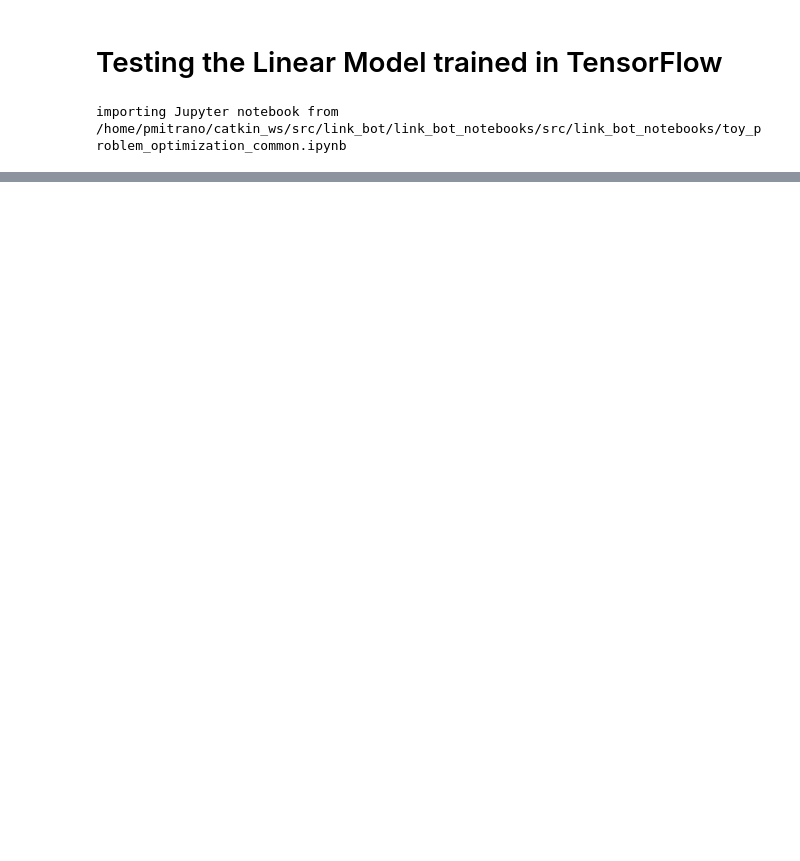
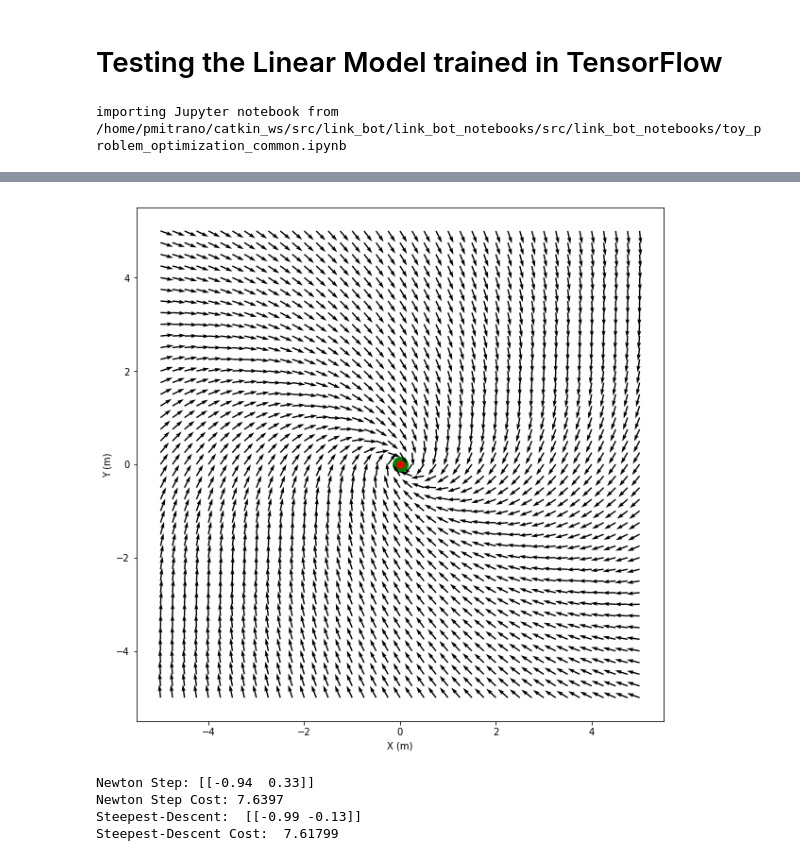
Before and after one commit to UM-ARM-Lab/unreliable-deform-manipulation, a Jupyter notebook: link_bot_notebooks/src/link_bot_notebooks/Linear TF Testing.ipynb, the cells around one changed output, grey strips where cells are left out. Cells and saved outputs as stored; diff of their text form; code cells hidden in the pictures; blank space fills up the shorter version.

```diff
--- a/link_bot_notebooks/src/link_bot_notebooks/Linear TF Testing.ipynb
+++ b/link_bot_notebooks/src/link_bot_notebooks/Linear TF Testing.ipynb
@@ -64,7 +97,7 @@ plt.axis("equal");
 r = 0.25
 cx = 0
 cy = 0
-m = 3
+m = 5
 x = []
 y = []
 u = []
@@ -73,32 +106,59 @@ goal = np.array([[cx], [cy], [0], [0], [0], [0]])
 min_a = 1e9 * np.ones((2, 1))
 min_a_x = None
 min_a_y = None
 MAX_SPEED=1
 og = model.reduce(goal)
 for s1 in np.arange(cx-m, cx+m+r, r):
     for s2 in np.arange(cy-m, cy+m+r, r):
         o = model.reduce(np.array([[s1], [s2], [0], [0], [0], [0]]))
         o1 = o[0, 0]
         o2 = o[1, 0]
         full_a, full_c, next_o = model.act(o, goal)
         if np.linalg.norm(full_a) > MAX_SPEED:
             a = full_a / np.linalg.norm(full_a) * MAX_SPEED  # a is in meters per second. Cap to 0.75
         else:
             a = full_a
 
         x.append(s1)
         y.append(s2)
-        u.append(a[0, 0])
-        v.append(a[1, 0])
+        u.append(a[0, 0, 0])
+        v.append(a[0, 1, 0])
         if np.linalg.norm(full_a) < np.linalg.norm(min_a):
             min_a = a
             min_a_x = s1
             min_a_y = s2
 
 plt.figure(figsize=(10,10))
 ax = plt.gca()
 ax.scatter(goal[0, 0], goal[1, 0], s=250, c='g')
 ax.scatter(min_a_x, min_a_y, s=50, c='r')
 q = ax.quiver(x, y, u, v, scale=40, width=0.0025)
 ax.set_xlabel("X (m)")
 ax.set_ylabel("Y (m)");
+# %% [output]
+[figure, added]
+# %%
+x = 2
+y = -2
+o = model.reduce(np.array([[x], [y], [0], [0], [0], [0]]))
+o1 = o[0, 0]
+o2 = o[1, 0]
+u, _, _ = model.act(o, goal)
+u = u / np.linalg.norm(u)
+print("Newton Step:", u[0].T)
+print("Newton Step Cost:", model.predict_cost(o, u, goal)[0,0])
+min_cost = 1e9
+min_cost_u = None
+for angle in np.linspace(-np.pi, np.pi, 100):
+    u = np.array([[[np.cos(angle)], [np.sin(angle)]]])
+    cost = model.predict_cost(o, u, goal)[0, 0]
+    if cost < min_cost:
+        min_cost = cost
+        min_cost_u = u;
+print("Steepest-Descent: ", min_cost_u[0].T)
+print("Steepest-Descent Cost: ", min_cost)
+# %% [output]
+Newton Step: [[-0.94  0.33]]
+Newton Step Cost: 7.6397
+Steepest-Descent:  [[-0.99 -0.13]]
+Steepest-Descent Cost:  7.61799
```
Also changed, not shown: parts of 9 cells of this notebook, 6 other files.
